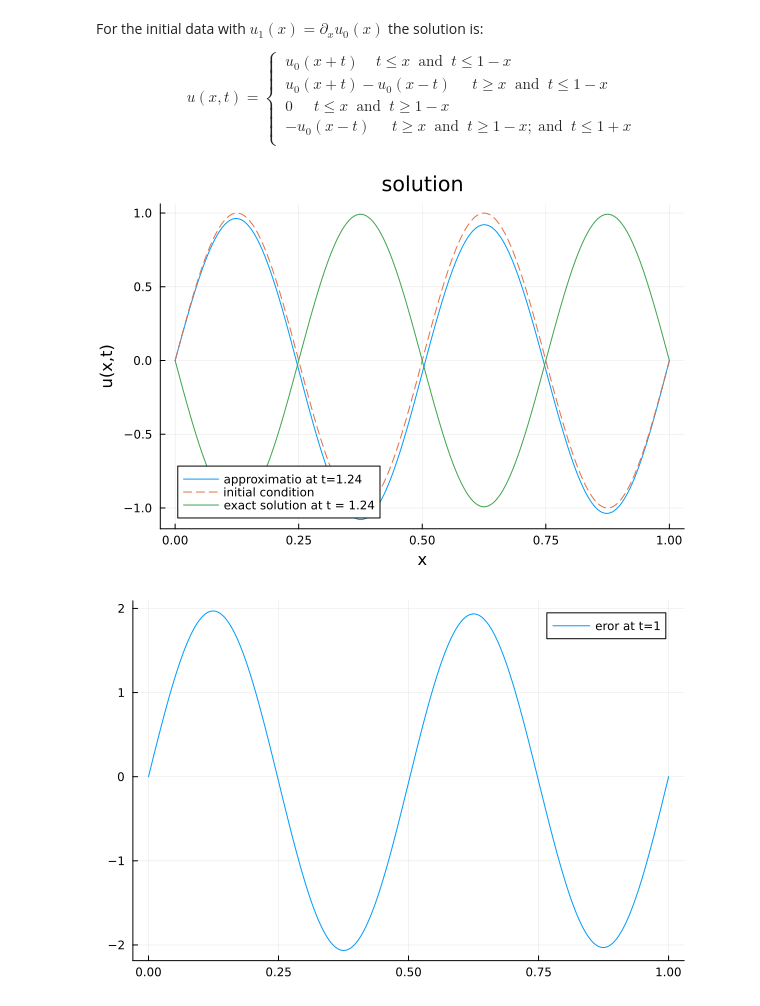
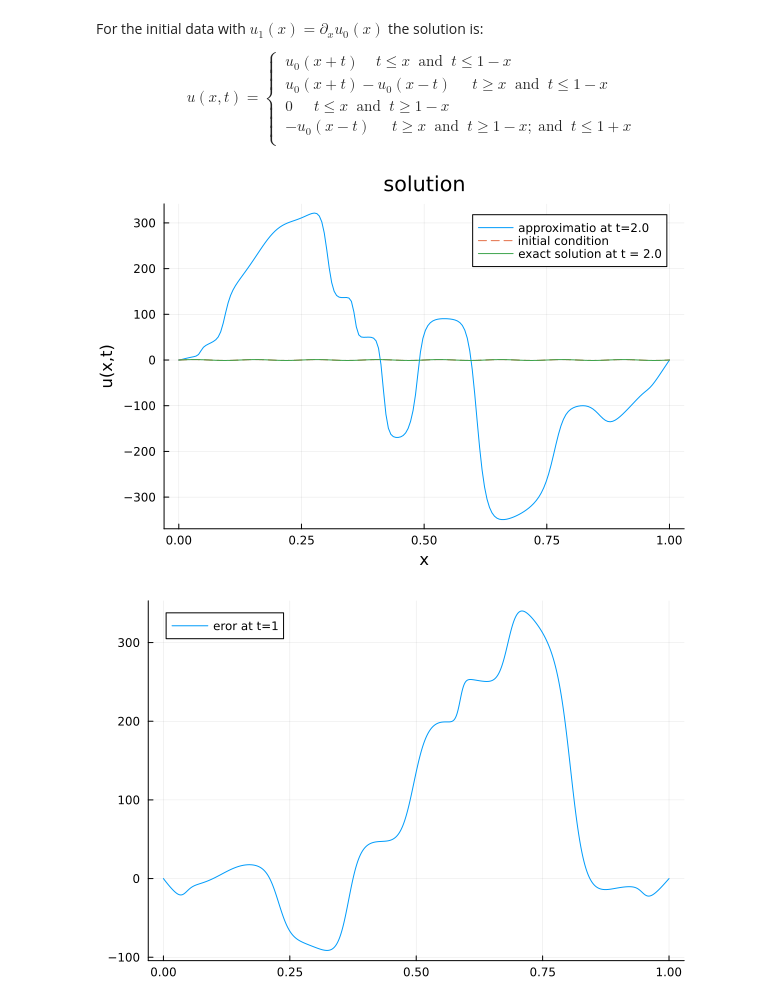
Before and after one commit to reula/PINN, a Jupyter notebook: Wave_equations/With_FD/wave_dir.ipynb, the cells around one changed output. Saved outputs shown, nothing was run; the diff lists cells and outputs as text; code cells hidden in the pictures.

```diff
--- a/Wave_equations/With_FD/wave_dir.ipynb
+++ b/Wave_equations/With_FD/wave_dir.ipynb
@@ -158,5 +158,4 @@ loss_function(input_total, NN, Θ, st)
 # %%
 Θ, st, losses = compute_solution_1d(config, input_total, NN, Θ, st, losses)
 # Parámetros optimizados a CPU si procede
-Θ = optresult.u |> cpu_device()
 # %% [output]
@@ -181,0 +277,2 @@ Current loss: 5.767117829381972
+# %%
+Θ_cpu = Θ |> cpu_device()
@@ -225,26 +324,26 @@ u(x,t) =
 $$
 # %%
 #@unpack xmin, xmax, A, B, p = config
-t = 1.24
+t = 2.
 xs = reshape(collect(range(config[:xmin], config[:xmax], length=200)), 1, :)
 t_fix = reshape(fill(t, length(xs)), 1, :)
 #sol_p = [calculate_Dirichlet_f(xs, t_fix, NN, Θ, st) for x in xs]
-sol_p = [calculate_Dirichlet_f_wf(xs[:,i], t_fix[:,i], NN, Θ, st)[1] for i in 1:length(xs[1,:])]
+sol_p = [calculate_Dirichlet_f_wf(xs[:,i], t_fix[:,i], NN, Θ_cpu, st)[1] for i in 1:length(xs[1,:])]
 
 plot(xs[1,:],sol_p, label = "approximatio at t=$t", title = "solution")
 #lines!(xs[1,:],bump.(xs[1,:], config[:x0], config[:x1], config[:p], config[:A]), label = "initial condition")
 plot!(xs[1,:],u0(xs[1,:]), label = "initial condition", linestyle = :dash)
 plot!(xlabel = "x", ylabel = "u(x,t)")
 plot!(xs[1,:], A*(sin.(2π*(xs[1,:].+t)*p/(xmax - xmin)) + sin.(2π*(xs[1,:].-t)*p/(xmax - xmin)))/2, label = "exact solution at t = $t")  # exact solution at t=2.0
 # %% [output]
-[figure, old version]
+[figure, new version]
 # %%
 ax = (title = "solution")
 t = 1.0
 xs = reshape(collect(range(config[:xmin], config[:xmax], length=20000)), 1, :)
 t_fix = reshape(fill(t, length(xs)), 1, :)
-sol_p = [calculate_Dirichlet_f_wf(xs[:,i], t_fix[:,i], NN, Θ, st)[1] for i in 1:length(xs[1,:])]
+sol_p = [calculate_Dirichlet_f_wf(xs[:,i], t_fix[:,i], NN, Θ_cpu, st)[1] for i in 1:length(xs[1,:])]
 
 plot(xs[1,:],sol_p .+ u0.(xs[1,:]), label = "eror at t=1")
 # %% [output]
-[figure, old version]
+[figure, new version]
```
Also changed, not shown: parts of 11 cells of this notebook, 4 other files.
